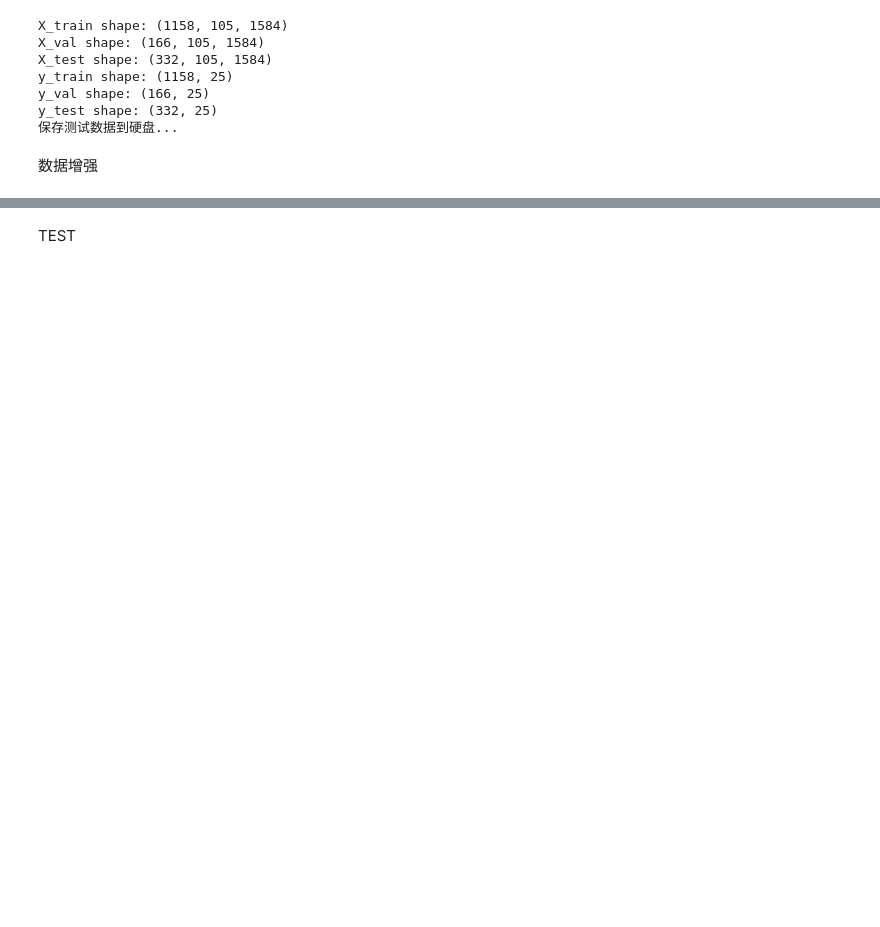
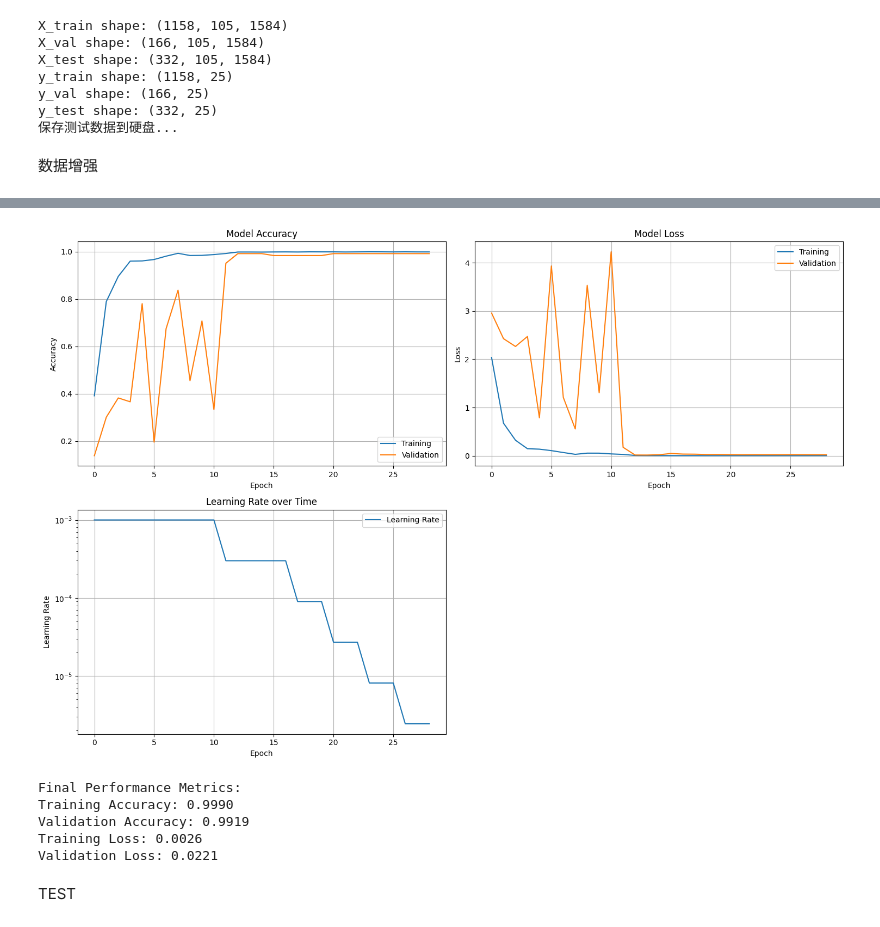
Before and after one commit to TofuBao/sign-language-detection, a Jupyter notebook: Velocity_lstm_multihead.ipynb, the cells around one changed output, grey strips where cells are left out. Cells and saved outputs as stored; diff of their text form; code cells hidden in the pictures; blank space fills up the shorter version.

```diff
--- a/Velocity_lstm_multihead.ipynb
+++ b/Velocity_lstm_multihead.ipynb
@@ -1363,4 +1535,67 @@ Epoch 56: early stopping
 INFO:__main__:保存训练历史...
+# %%
+def plot_training_history_from_logs():
+    """Plot training history from saved logs"""
+    try:
+        # 从npy文件加载训练历史
+        history = np.load('I:/Ece496/augmented_data/history/attention_history.npy', allow_pickle=True).item()
+
+        plt.figure(figsize=(15, 10))
+
+        # 1. Accuracy Plot
+        plt.subplot(2, 2, 1)
+        plt.plot(history['accuracy'], label='Training')
+        plt.plot(history['val_accuracy'], label='Validation')
+        plt.title('Model Accuracy')
+        plt.xlabel('Epoch')
+        plt.ylabel('Accuracy')
+        plt.legend()
+        plt.grid(True)
+
+        # 2. Loss Plot
+        plt.subplot(2, 2, 2)
+        plt.plot(history['loss'], label='Training')
+        plt.plot(history['val_loss'], label='Validation')
+        plt.title('Model Loss')
+        plt.xlabel('Epoch')
+        plt.ylabel('Loss')
+        plt.legend()
+        plt.grid(True)
+
+        # 3. Learning Rate Plot
+        plt.subplot(2, 2, 3)
+        if 'lr' in history:
+            plt.plot(history['lr'], label='Learning Rate')
+            plt.title('Learning Rate over Time')
+            plt.xlabel('Epoch')
+            plt.ylabel('Learning Rate')
+            plt.legend()
+            plt.grid(True)
+            plt.yscale('log')
+
+        plt.tight_layout()
+        plt.savefig('I:/Ece496/logs/training_history.png')
+        plt.show()
+
+        # 打印最终性能指标
+        print("\nFinal Performance Metrics:")
+        print(f"Training Accuracy: {history['accuracy'][-1]:.4f}")
+        print(f"Validation Accuracy: {history['val_accuracy'][-1]:.4f}")
+        print(f"Training Loss: {history['loss'][-1]:.4f}")
+        print(f"Validation Loss: {history['val_loss'][-1]:.4f}")
+
+    except Exception as e:
+        print(f"Error loading or plotting history: {str(e)}")
+
+# 调用函数绘制图表
+plot_training_history_from_logs()
+# %% [output]
+[figure, added]
+Final Performance Metrics:
+Training Accuracy: 0.9990
+Validation Accuracy: 0.9919
+Training Loss: 0.0026
+Validation Loss: 0.0221
 # %% [markdown]
  TEST
 # %%
```
Also changed, not shown: parts of 26 cells of this notebook.
